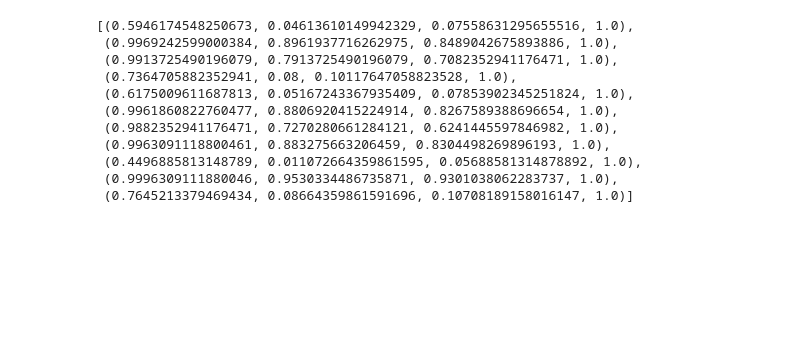
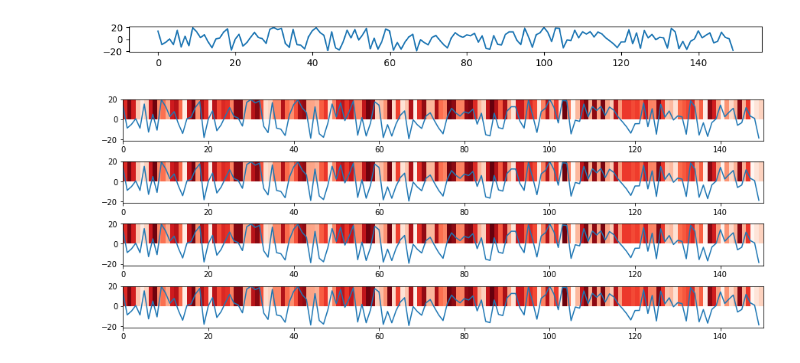
Before and after one commit to felixg97/explic-ai-tsc, a Jupyter notebook: docs/Plot Testing.ipynb, the cells around one changed output. Saved outputs shown, nothing was run; the diff lists cells and outputs as text; code cells hidden in the pictures; blank space fills up the shorter version.

```diff
--- a/docs/Plot Testing.ipynb
+++ b/docs/Plot Testing.ipynb
@@ -10,6 +21,14 @@ def gen_plot(x):
     plot = plt.plot(x)
     return plot
 # %%
-t = [[0, 1, 2, 2, 3, 2, 2, 1, 1, 3, 0]]
-r = [[.9, .1, .2, .8, .888, .122, .256, .121, .976, .012, .777]]
+import random
+
+random.uniform(0, 1)
+
+tbig = np.array([random.uniform(-20, 20) for i in range(150)])
+rbig = np.array([random.uniform(0, 1) for i in range(150)])
+
+
+t = [0, 1, 2, 2, 3, 2, 2, 1, 1, 3, 0]
+r = [.9, .1, .2, .8, .888, .122, .256, .121, .976, .012, .777]
 # %%
@@ -36,14 +41,49 @@ color_map = plt.get_cmap('Reds')
-# %%
-[mcmap(i) for i in r]
-# %% [output]
-[(0.5946174548250673, 0.04613610149942329, 0.07558631295655516, 1.0),
- (0.9969242599000384, 0.8961937716262975, 0.8489042675893886, 1.0),
- (0.9913725490196079, 0.7913725490196079, 0.7082352941176471, 1.0),
- (0.7364705882352941, 0.08, 0.10117647058823528, 1.0),
- (0.6175009611687813, 0.05167243367935409, 0.07853902345251824, 1.0),
- (0.9961860822760477, 0.8806920415224914, 0.8267589388696654, 1.0),
- (0.9882352941176471, 0.7270280661284121, 0.6241445597846982, 1.0),
- (0.9963091118800461, 0.883275663206459, 0.8304498269896193, 1.0),
- (0.4496885813148789, 0.011072664359861595, 0.05688581314878892, 1.0),
- (0.9996309111880046, 0.9530334486735871, 0.9301038062283737, 1.0),
- (0.7645213379469434, 0.08664359861591696, 0.10708189158016147, 1.0)]
+# %%
+### PLOTS
+
+# figure
+# fig = plt.figure()
+
+fig, ax = plt.subplots(nrows=1, ncols=1, figsize=(12, .5), dpi=100) # Create a figure and a set of subplots.
+# fig = plt.figure() # Create a new figure, or activate an existing figure.
+
+fig.tight_layout(pad=3.0) # padding in bewteen nice
+
+# print(ax.shape)
+# print(tbig.shape)
+
+cmap = plt.get_cmap('Reds')
+cNorm = colors.Normalize(vmin=rbig.min(), vmax=rbig.max())
+scalarmap = cm.ScalarMappable(norm=cNorm, cmap=cmap)
+
+# plt.pcolormesh([rbig], cmap='Reds')
+
+rbig_colors = [cmap(rbig[i]) for i in range(rbig.shape[0])]
+
+# for i in range(ax.shape[0]):
+#     for j in range(tbig.shape[0]):
+#         ax[i].axvline(j, color=rbig_colors[j], alpha=.9, linewidth=3.6)
+#     ax[i].pcolormesh([rbig], alpha=.8, cmap='Reds')
+#     x[i].pcolor([rbig], cmap='Reds')
+#     ax[i].plot(tbig)
+
+
+# ax.axvline(j, color=rbig_colors[j], alpha=.9, linewidth=3.6)
+ax.plot(tbig)
+
+    #ax[i].set_xlim(0, 11) # kann man machen
+    #axs[i].set_xlabel('time') # standard
+    #axs[i].set_ylabel('s1 and s2') # standard
+    # ax[i].grid(True) # schauen ob ichs brauch
+
+# ax[2].plot(rbig)
+# ax[0].set(facecolor='red')
+
+# fig.tight_layout() # kinda looks nice, kann man aber auch weglassen
+# plt.axis('scaled') # fucks up the plot
+
+
+
+plt.show()
+# %% [output]
+[figure, added]
@@ -49,0 +126,5 @@ color_map = plt.get_cmap('Reds')
+# %%
+plot_relevance([tbig, tbig, tbig, tbig], [rbig, rbig, rbig, rbig])
+# plot_relevance(tbig, rbig)
+# %% [output]
+[figure, added]
```
Also changed, not shown: parts of 19 cells of this notebook, 20 other files.
